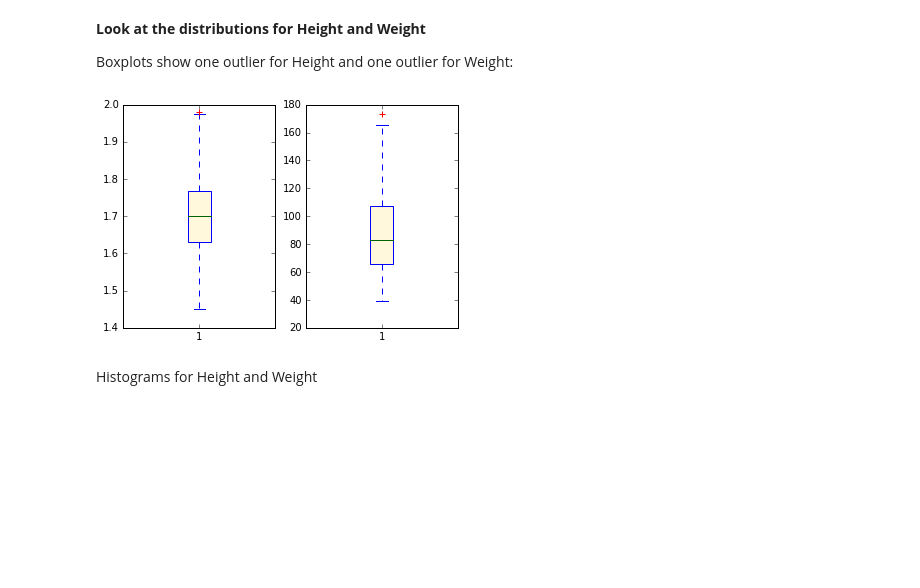
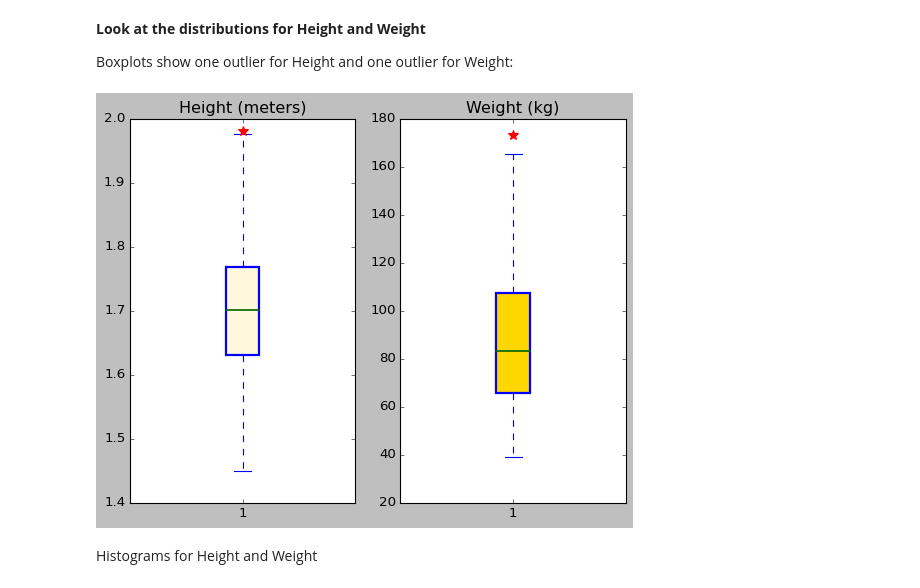
Before and after one commit to MCMacy/DataScienceClasses, a Jupyter notebook: Data201_Project1_Obesity.ipynb, the cells around one changed output. Cells and saved outputs as stored; diff of their text form; code cells hidden in the pictures; blank space fills up the shorter version.

```diff
--- a/Data201_Project1_Obesity.ipynb
+++ b/Data201_Project1_Obesity.ipynb
@@ -125,27 +125,34 @@ dtype: int64
 
 Boxplots show one outlier for Height and one outlier for Weight:
 # %%
-plt.figure()  # create a plot figure
-
+fig, axs = plt.subplots(nrows=1, ncols=2)
 # create the first of two panels and set current axis
-plt.subplot(1, 2, 1) # (rows, columns, panel number)
-plt.boxplot(obesity['Height'],patch_artist=True,
-            boxprops=dict(facecolor='cornsilk', color='blue'),
+#plt.subplot(1, 2, 1) # (rows, columns, panel number)
+axs[0].boxplot(obesity['Height'],patch_artist=True,
+            boxprops=dict(facecolor='cornsilk', color='blue',
+                          linewidth=2),
             capprops=dict(color='blue' ),
             whiskerprops=dict(color='blue'),
-            flierprops=dict(color='red', markeredgecolor='red'),
-            medianprops=dict(color='darkgreen'))
+            flierprops=dict(marker = '*', color='red',
+                            markeredgecolor='red', markersize=9),
+            medianprops=dict(color='darkgreen', linewidth=1.5))
+axs[0].set_title("Height (meters)")
 
 # create the second panel and set current axis
-plt.subplot(1, 2, 2)
-plt.boxplot(obesity['Weight'],patch_artist=True,
-            boxprops=dict(facecolor='cornsilk', color='blue'),
+#plt.subplot(1, 2, 2)
+axs[1].boxplot(obesity['Weight'],patch_artist=True,
+            boxprops=dict(facecolor='gold', color='blue',
+                          linewidth=2),
             capprops=dict(color='blue' ),
             whiskerprops=dict(color='blue'),
-            flierprops=dict(color='red', markeredgecolor='red'),
-            medianprops=dict(color='darkgreen'));
+            flierprops=dict(marker = '*', color='red',
+                            markeredgecolor='red', markersize=9),
+            medianprops=dict(color='darkgreen', linewidth=1.5));
+axs[1].set_title("Weight (kg)")
+
+plt.show()
 # %% [output]
-[figure, old version]
+[figure, new version]
 # %% [markdown]
 Histograms for Height and Weight
 # %%
```
Also changed, not shown: parts of 9 cells of this notebook.
